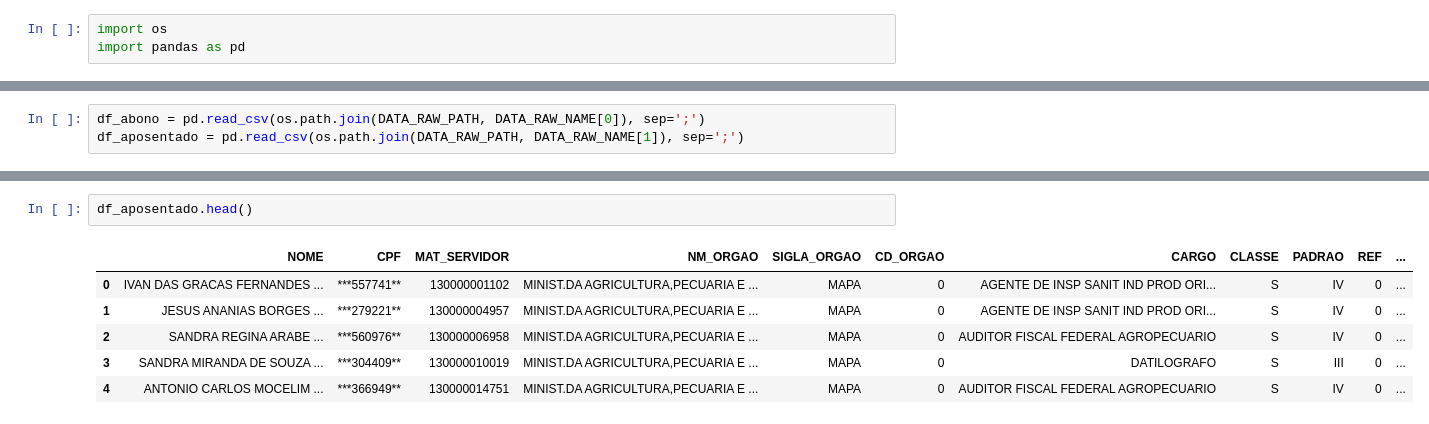
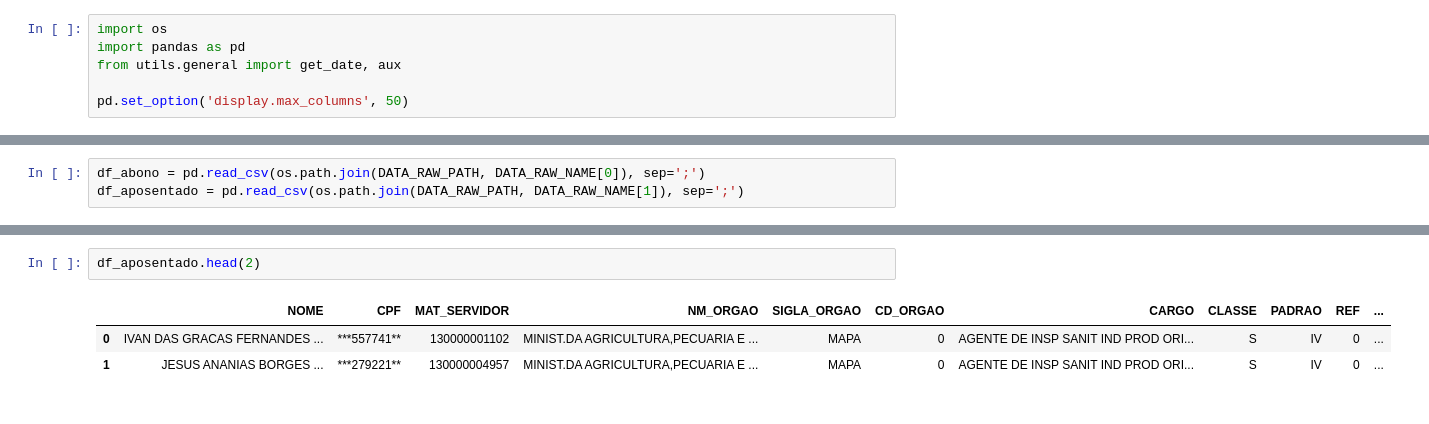
Before and after one commit to gstw7/ds-project, a Jupyter notebook: notebooks/02 - DATA_CLEANING.ipynb, the cells around one changed output, grey strips where cells are left out. Cells and saved outputs as stored; diff of their text form.

```diff
--- a/notebooks/02 - DATA_CLEANING.ipynb
+++ b/notebooks/02 - DATA_CLEANING.ipynb
@@ -1,3 +3,6 @@
 # %%
 import os
 import pandas as pd
+from utils.general import get_date, aux
+
+pd.set_option('display.max_columns', 50)
@@ -19,9 +62,6 @@ df_abono.head()
 # %%
-df_aposentado.head()
+df_aposentado.head(2)
 # %% [output]
 |  | NOME | CPF | MAT_SERVIDOR | NM_ORGAO | SIGLA_ORGAO | CD_ORGAO | CARGO | CLASSE | PADRAO | REF | ... |
 | 0 | IVAN DAS GRACAS FERNANDES ... | ***557741** | 130000001102 | MINIST.DA AGRICULTURA,PECUARIA E ... | MAPA | 0 | AGENTE DE INSP SANIT IND PROD ORI... | S | IV | 0 | ... |
 | 1 | JESUS ANANIAS BORGES ... | ***279221** | 130000004957 | MINIST.DA AGRICULTURA,PECUARIA E ... | MAPA | 0 | AGENTE DE INSP SANIT IND PROD ORI... | S | IV | 0 | ... |
-| 2 | SANDRA REGINA ARABE ... | ***560976** | 130000006958 | MINIST.DA AGRICULTURA,PECUARIA E ... | MAPA | 0 | AUDITOR FISCAL FEDERAL AGROPECUARIO | S | IV | 0 | ... |
-| 3 | SANDRA MIRANDA DE SOUZA ... | ***304409** | 130000010019 | MINIST.DA AGRICULTURA,PECUARIA E ... | MAPA | 0 | DATILOGRAFO | S | III | 0 | ... |
-| 4 | ANTONIO CARLOS MOCELIM ... | ***366949** | 130000014751 | MINIST.DA AGRICULTURA,PECUARIA E ... | MAPA | 0 | AUDITOR FISCAL FEDERAL AGROPECUARIO | S | IV | 0 | ... |
```
Also changed, not shown: parts of 13 cells of this notebook, 2 other files.
